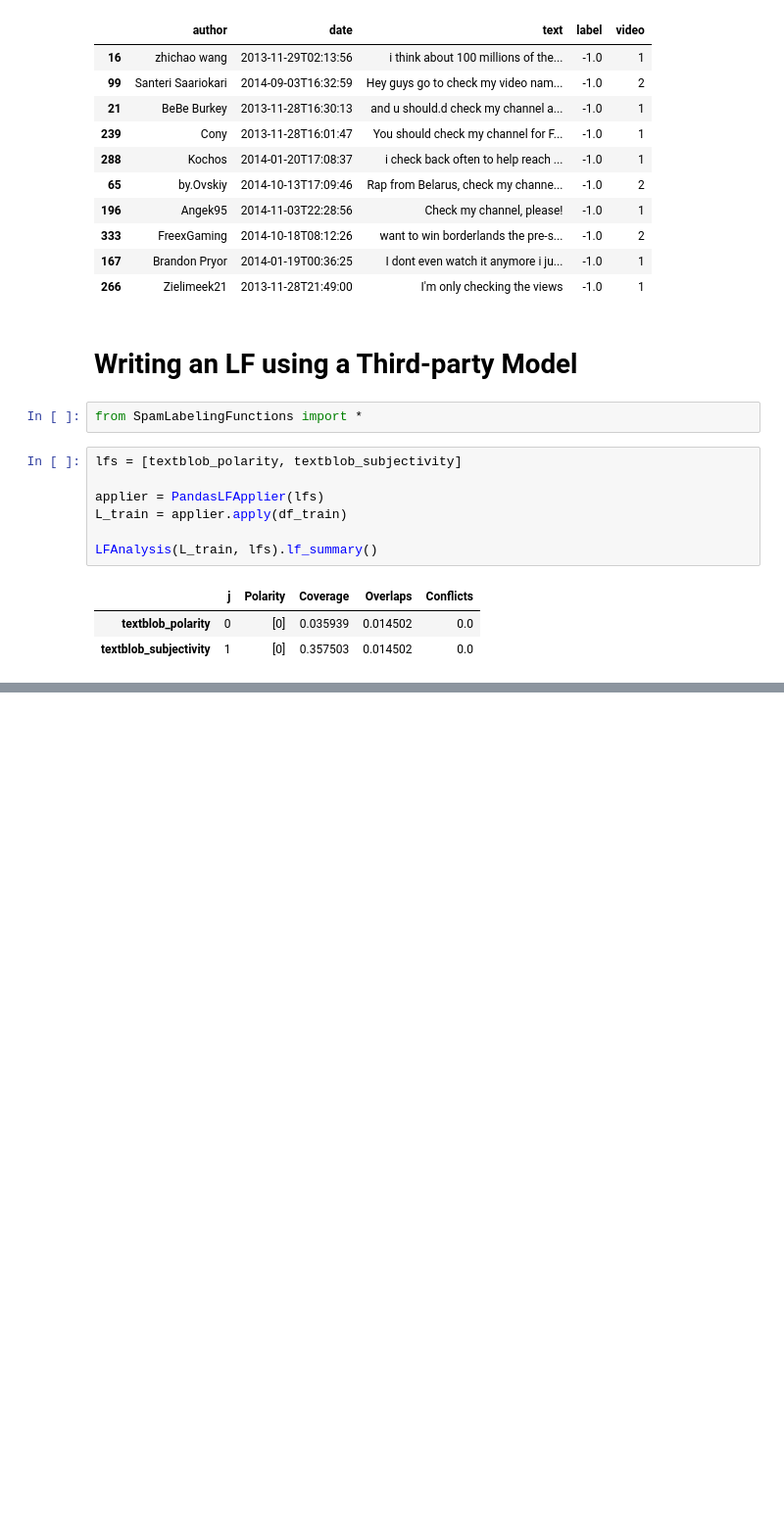
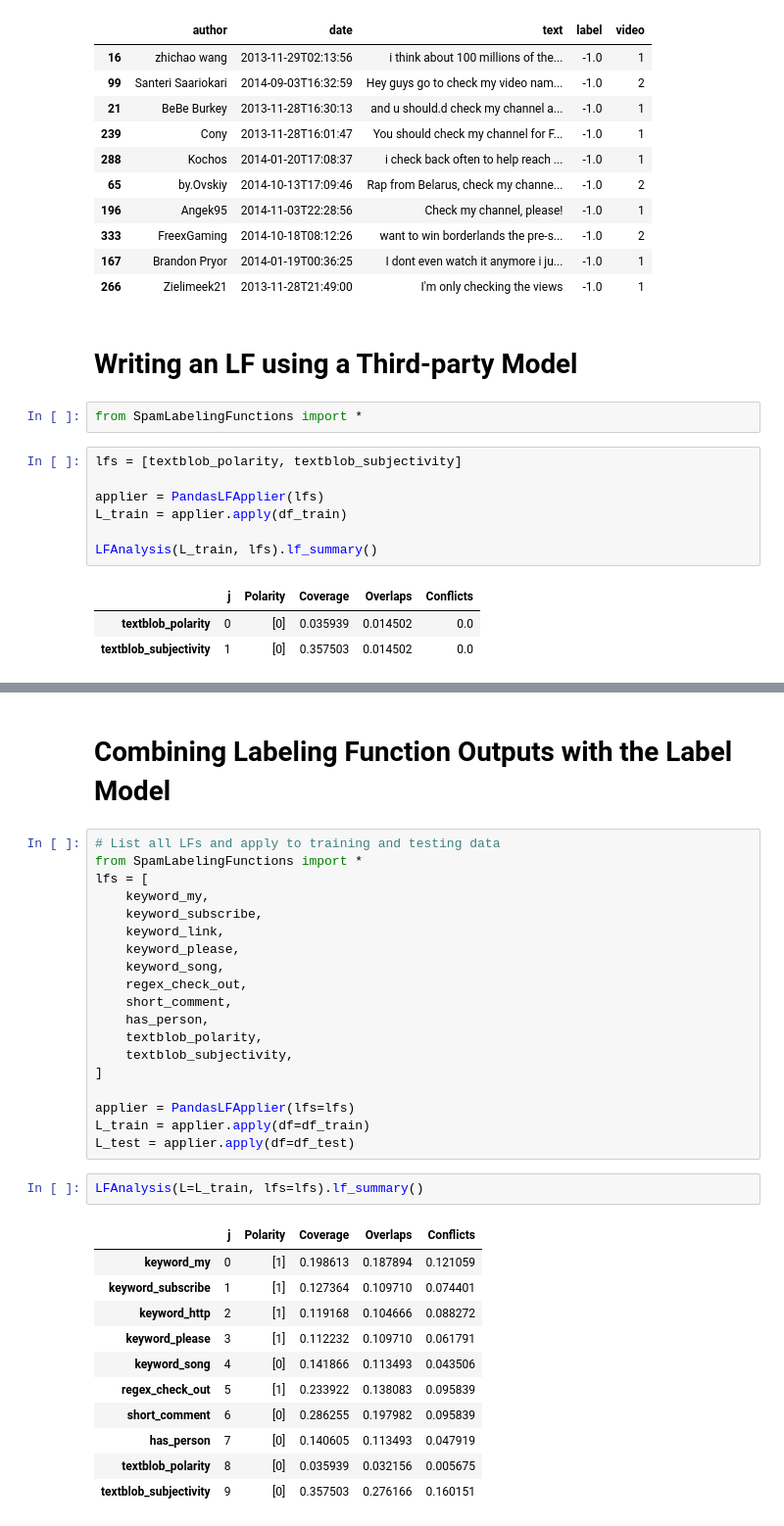
Before and after one commit to jonathanmnovak/hello-world-snorkel, a Jupyter notebook: spam/tutorial-data-labeling.ipynb, the cells around one changed output, grey strips where cells are left out. Shown at 98% size. Saved outputs shown, nothing was run; the diff lists cells and outputs as text; blank space fills up the shorter version.

```diff
--- a/spam/tutorial-data-labeling.ipynb
+++ b/spam/tutorial-data-labeling.ipynb
@@ -194,0 +203,35 @@ LFAnalysis(L_train, lfs).lf_summary()
+# %% [markdown]
+# Combining Labeling Function Outputs with the Label Model
+# %%
+# List all LFs and apply to training and testing data
+from SpamLabelingFunctions import *
+lfs = [
+    keyword_my,
+    keyword_subscribe,
+    keyword_link,
+    keyword_please,
+    keyword_song,
+    regex_check_out,
+    short_comment,
+    has_person,
+    textblob_polarity,
+    textblob_subjectivity,
+]
+
+applier = PandasLFApplier(lfs=lfs)
+L_train = applier.apply(df=df_train)
+L_test = applier.apply(df=df_test)
+# %%
+LFAnalysis(L=L_train, lfs=lfs).lf_summary()
+# %% [output]
+|  | j | Polarity | Coverage | Overlaps | Conflicts |
+| keyword_my | 0 | [1] | 0.198613 | 0.187894 | 0.121059 |
+| keyword_subscribe | 1 | [1] | 0.127364 | 0.109710 | 0.074401 |
+| keyword_http | 2 | [1] | 0.119168 | 0.104666 | 0.088272 |
+| keyword_please | 3 | [1] | 0.112232 | 0.109710 | 0.061791 |
+| keyword_song | 4 | [0] | 0.141866 | 0.113493 | 0.043506 |
+| regex_check_out | 5 | [1] | 0.233922 | 0.138083 | 0.095839 |
+| short_comment | 6 | [0] | 0.286255 | 0.197982 | 0.095839 |
+| has_person | 7 | [0] | 0.140605 | 0.113493 | 0.047919 |
+| textblob_polarity | 8 | [0] | 0.035939 | 0.032156 | 0.005675 |
+| textblob_subjectivity | 9 | [0] | 0.357503 | 0.276166 | 0.160151 |
```
Also changed, not shown: parts of 18 cells of this notebook, 1 other file.
